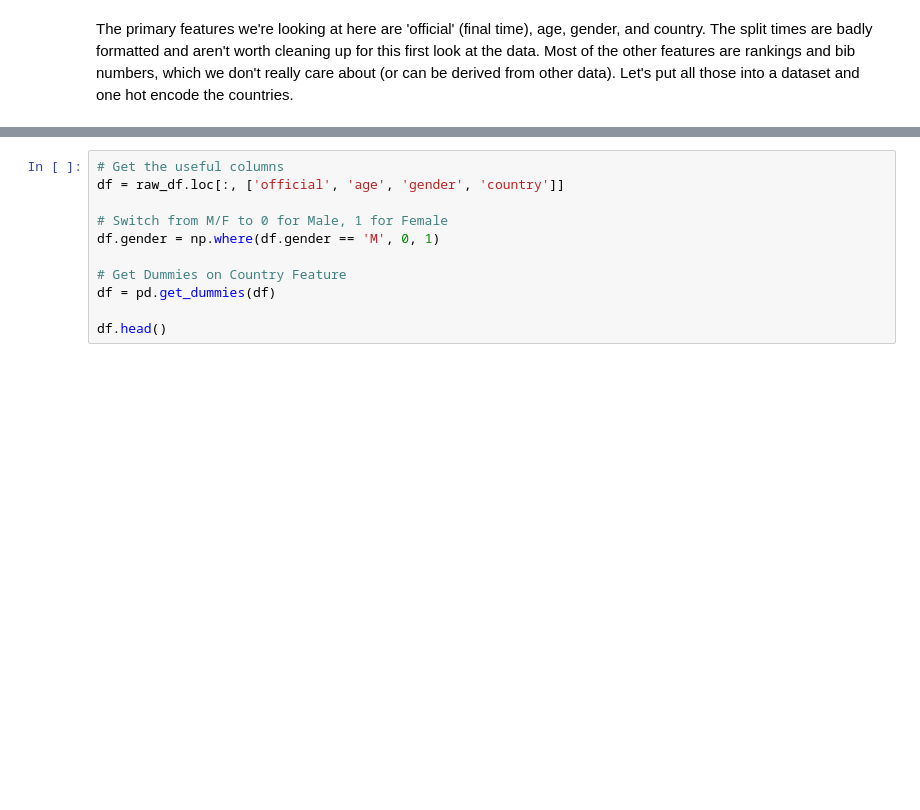
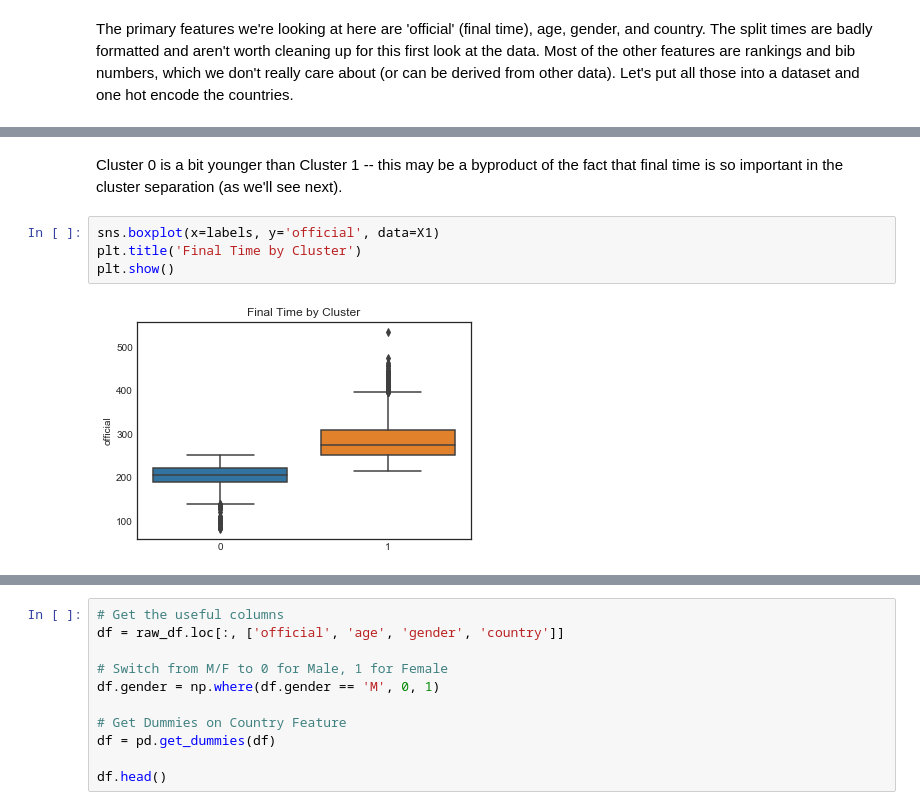
Before and after one commit to maxcalabro/Thinkful_Unit_4, a Jupyter notebook: Boston Marathon.ipynb, the cells around one changed output, grey strips where cells are left out. Drawn from its saved outputs; the diff is of its cells as text; blank space fills up the shorter version.

```diff
--- a/Boston Marathon.ipynb
+++ b/Boston Marathon.ipynb
@@ -35,0 +113,8 @@ The primary features we're looking at here are 'official' (final time), age, gen
+# %% [markdown]
+Cluster 0 is a bit younger than Cluster 1 -- this may be a byproduct of the fact that final time is so important in the cluster separation (as we'll see next).
+# %%
+sns.boxplot(x=labels, y='official', data=X1)
+plt.title('Final Time by Cluster')
+plt.show()
+# %% [output]
+[figure, added]
```
Also changed, not shown: parts of 43 cells of this notebook.
